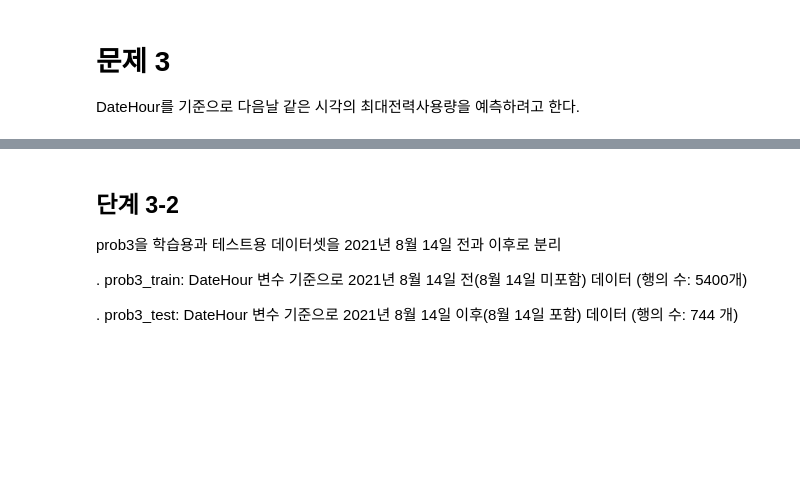
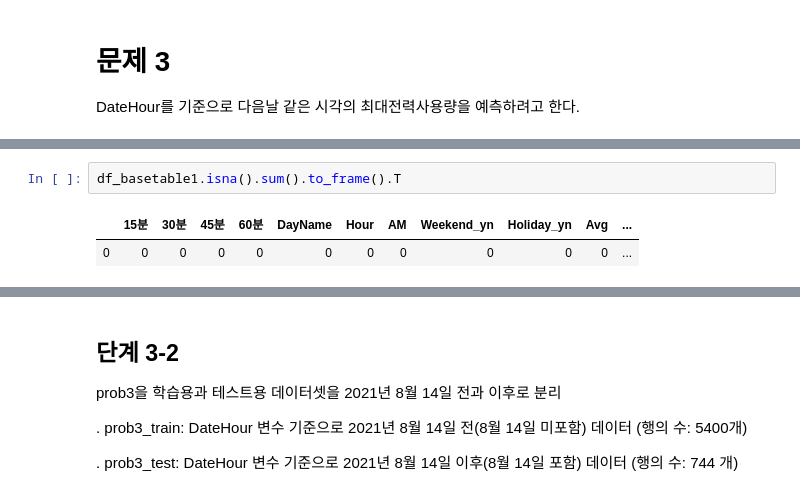
Before and after one commit to dowonjj/DS_lv3_2504_2, a Jupyter notebook: sec_ds_lv3_prob3_prob.ipynb, the cells around one changed output, grey strips where cells are left out. Saved outputs shown, nothing was run; the diff lists cells and outputs as text; blank space fills up the shorter version.

```diff
--- a/sec_ds_lv3_prob3_prob.ipynb
+++ b/sec_ds_lv3_prob3_prob.ipynb
@@ -1058,0 +1134,5 @@ target에 결측치가 있는 행은 모두 제거하여 prob3 데이터셋을
+# %%
+df_basetable1.isna().sum().to_frame().T
+# %% [output]
+|  | 15분 | 30분 | 45분 | 60분 | DayName | Hour | AM | Weekend_yn | Holiday_yn | Avg | ... |
+| 0 | 0 | 0 | 0 | 0 | 0 | 0 | 0 | 0 | 0 | 0 | ... |
```
Also changed, not shown: parts of 90 cells of this notebook.
